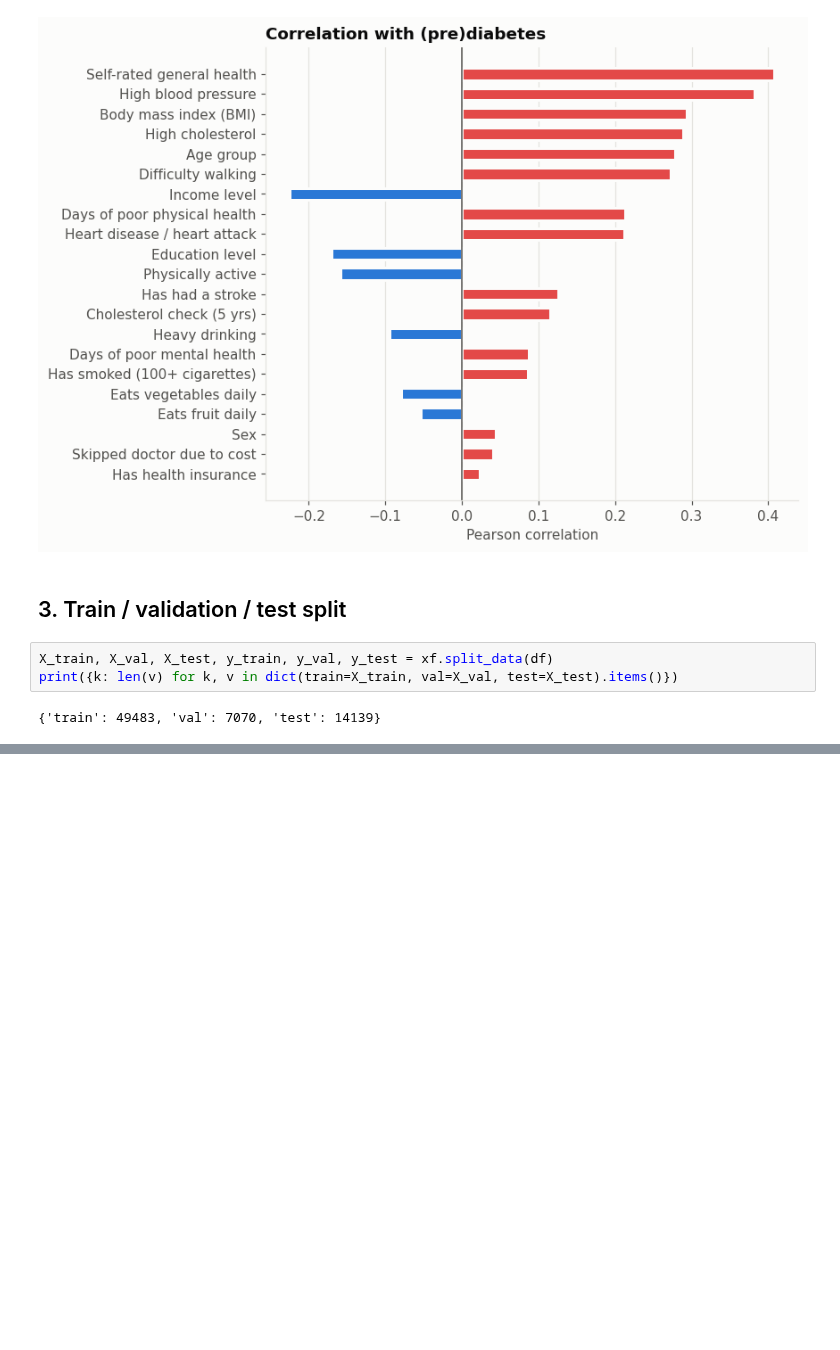
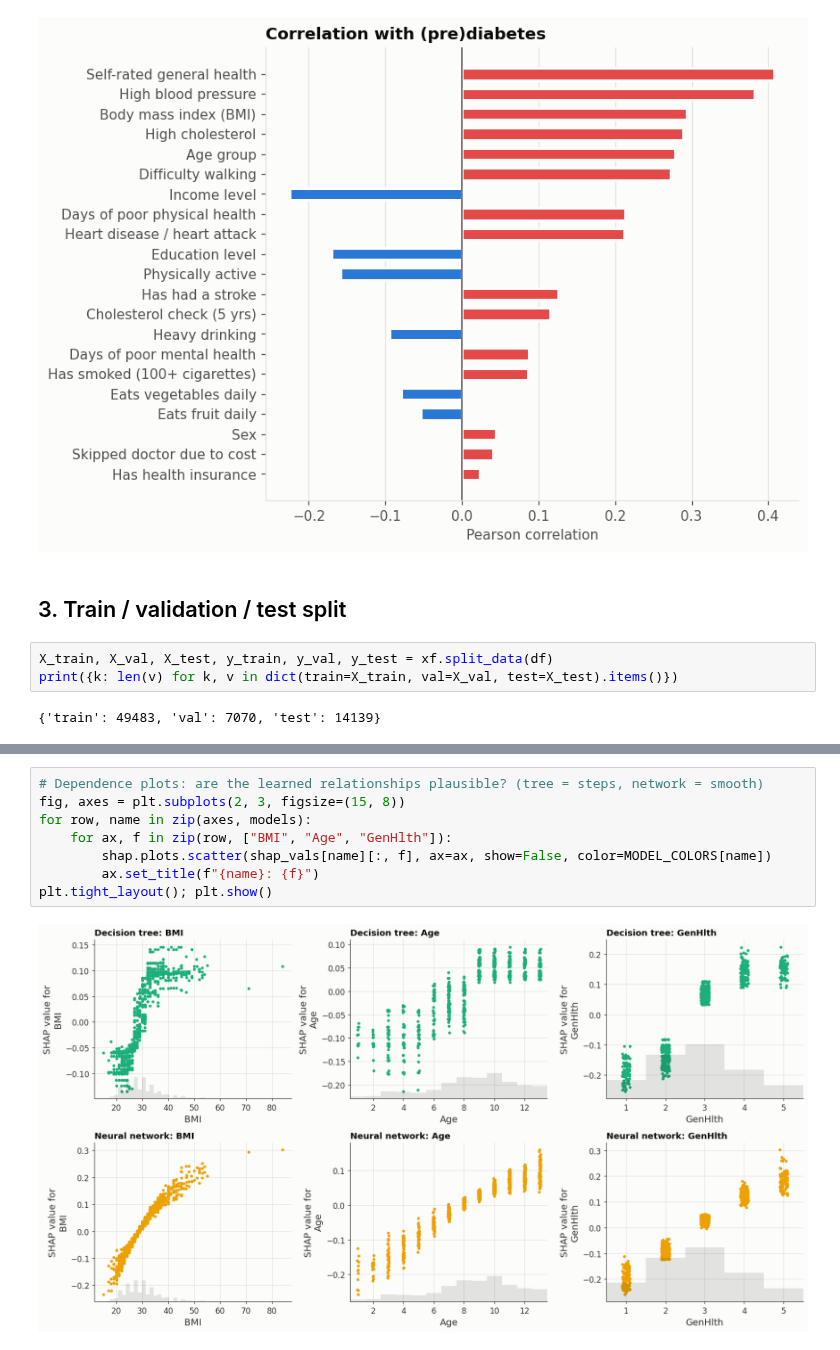
Before and after one commit to GustavWex/XAI-Projekt, a Jupyter notebook: projekt.ipynb, the cells around one changed output, grey strips where cells are left out. Cells and saved outputs as stored; diff of their text form; blank space fills up the shorter version.

```diff
--- a/projekt.ipynb
+++ b/projekt.ipynb
@@ -597,0 +224,10 @@ plt.show()
+# %%
+# Dependence plots: are the learned relationships plausible? (tree = steps, network = smooth)
+fig, axes = plt.subplots(2, 3, figsize=(15, 8))
+for row, name in zip(axes, models):
+    for ax, f in zip(row, ["BMI", "Age", "GenHlth"]):
+        shap.plots.scatter(shap_vals[name][:, f], ax=ax, show=False, color=MODEL_COLORS[name])
+        ax.set_title(f"{name}: {f}")
+plt.tight_layout(); plt.show()
+# %% [output]
+[figure, added]
```
Also changed, not shown: parts of 75 cells of this notebook, 8 other files.
